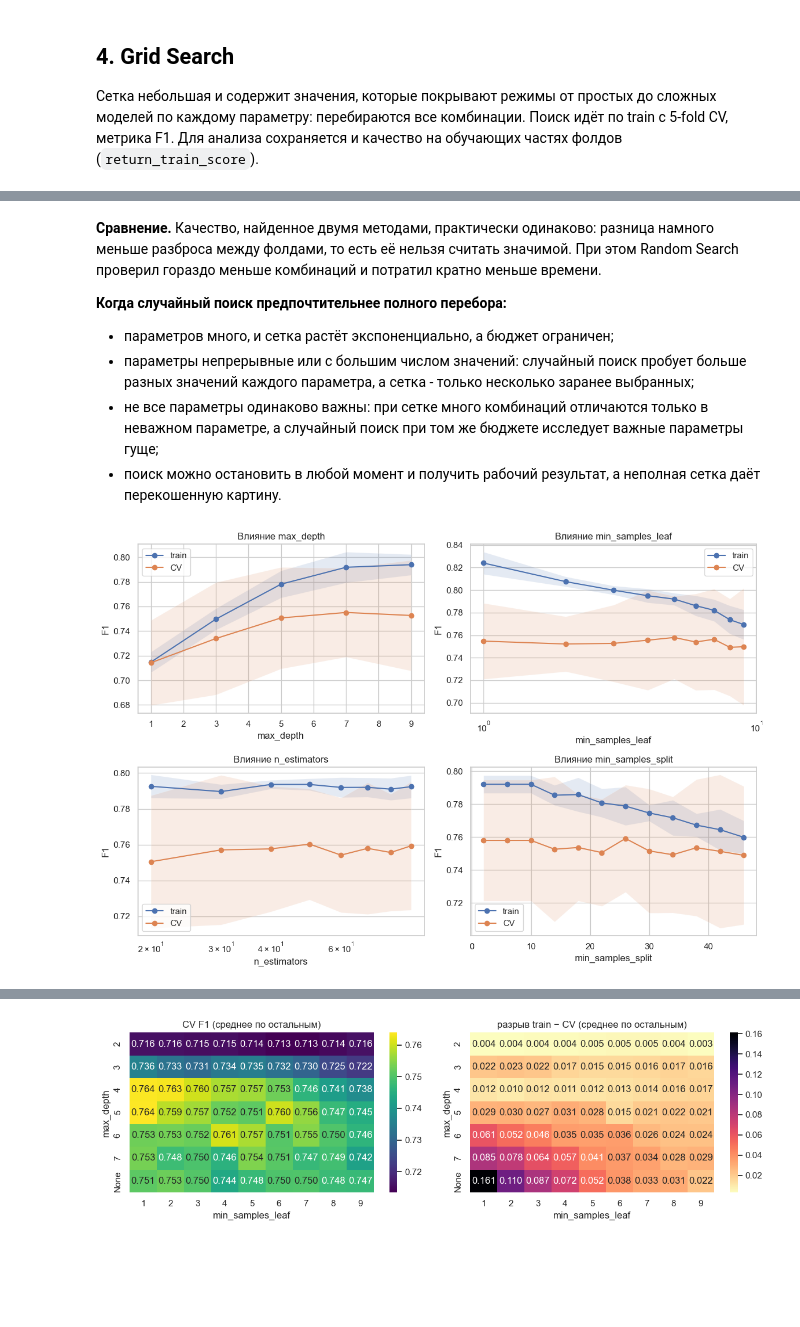
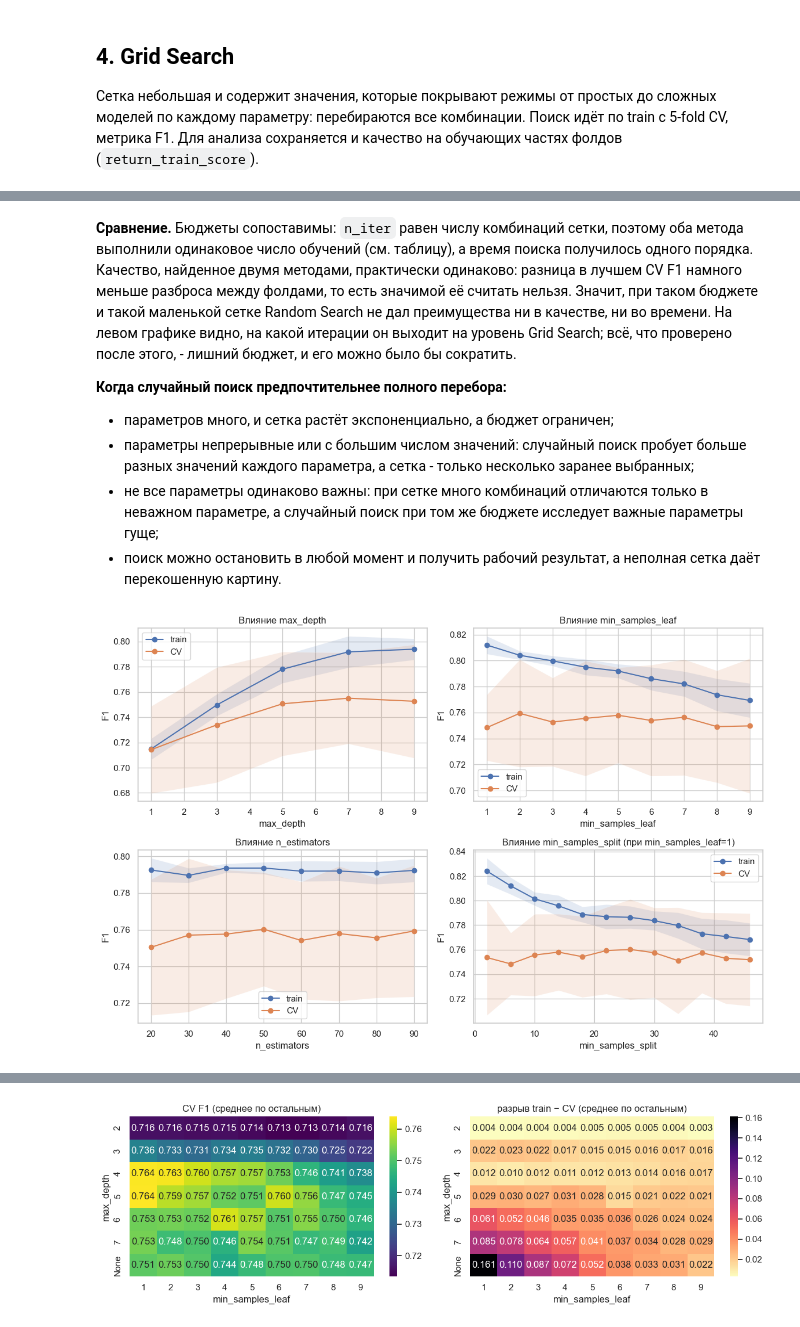
Before and after one commit to dalginichev1/ml_course_mai, a Jupyter notebook: hyperparameters/lab3.ipynb, the cells around one changed output, grey strips where cells are left out. Cells and saved outputs as stored; diff of their text form; code cells hidden in the pictures; blank space fills up the shorter version.

```diff
--- a/hyperparameters/lab3.ipynb
+++ b/hyperparameters/lab3.ipynb
@@ -57,7 +57,7 @@ prep = make_column_transformer(
 
 P = "randomforestclassifier__"
 
-baseline = make_pipeline(prep, RandomForestClassifier(n_estimators=70, max_depth=6, min_samples_leaf=5, min_samples_split=3, random_state=RANDOM_STATE))
+baseline = make_pipeline(prep, RandomForestClassifier(n_estimators=70, max_depth=6, min_samples_leaf=5, min_samples_split=6, random_state=RANDOM_STATE))
 print("Baseline:", dict(n_estimators=70, max_depth=6, min_samples_leaf=5, min_samples_split=6))
 # %% [output]
 Baseline: {'n_estimators': 70, 'max_depth': 6, 'min_samples_leaf': 5, 'min_samples_split': 6}
@@ -104,7 +106,7 @@ param_grid = {
     P + "n_estimators": np.arange(50, 100, 10),
     P + "max_depth": list(np.arange(2, 8, 1)) + [None],
     P + "min_samples_leaf": np.arange(1, 10, 1),
-    P + "min_samples_split": np.arange(1, 10, 1)
+    P + "min_samples_split": np.arange(2, 10, 1)
 }
 n_grid = int(np.prod([len(v) for v in param_grid.values()]))
 print("Комбинаций в сетке:", n_grid, "| обучений модели (с учётом 5 фолдов):", n_grid * 5)
@@ -132,10 +136,10 @@ param_rand = {
     P + "n_estimators": randint(50, 100),
     P + "max_depth": randint(2, 8),
     P + "min_samples_leaf": randint(1, 10),
-    P + "min_samples_split": randint(1, 10)
+    P + "min_samples_split": randint(2, 10)
 }
 
-n_iter = 2800
+n_iter = n_grid
 
 rand_search = RandomizedSearchCV(baseline, param_distributions=param_rand, n_iter=n_iter, cv=cv, scoring="f1", n_jobs=-1, random_state=RANDOM_STATE, return_train_score=True)
 t0 = time.perf_counter()
@@ -202,6 +206,6 @@ for name, s in [("Grid", grid), ("Random", rand_search)]:
 | 4 | 0.768 | 0.037 | 0.792 |
 # %% [markdown]
-**Сравнение.** Качество, найденное двумя методами, практически одинаково: разница намного меньше разброса между фолдами, то есть её нельзя считать значимой. При этом Random Search проверил гораздо меньше комбинаций и потратил кратно меньше времени.
+**Сравнение.** Бюджеты сопоставимы: `n_iter` равен числу комбинаций сетки, поэтому оба метода выполнили одинаковое число обучений (см. таблицу), а время поиска получилось одного порядка. Качество, найденное двумя методами, практически одинаково: разница в лучшем CV F1 намного меньше разброса между фолдами, то есть значимой её считать нельзя. Значит, при таком бюджете и такой маленькой сетке Random Search не дал преимущества ни в качестве, ни во времени. На левом графике видно, на какой итерации он выходит на уровень Grid Search; всё, что проверено после этого, - лишний бюджет, и его можно было бы сократить.
 
 **Когда случайный поиск предпочтительнее полного перебора:**
 - параметров много, и сетка растёт экспоненциально, а бюджет ограничен;
@@ -210,35 +214,32 @@ for name, s in [("Grid", grid), ("Random", rand_search)]:
 - поиск можно остановить в любой момент и получить рабочий результат, а неполная сетка даёт перекошенную картину.
 # %%
 from sklearn.model_selection import validation_curve
-
-curve_base = dict(n_estimators=50, max_depth=1, min_samples_leaf=1, min_samples_split=1)
 
 curves = {
     "max_depth": np.arange(1, 10, 2),
     "min_samples_leaf": np.arange(1, 10, 1),
     "n_estimators": np.arange(20, 100, 10),
-    "min_samples_split": np.arange(1, 10, 1)
+    "min_samples_split": np.arange(2, 50, 4),
 }
+
+# При min_samples_leaf=5 (как в baseline) min_samples_split <= 10 ничего не меняет,
+# поэтому кривую по min_samples_split строим при min_samples_leaf=1.
+split_base = clone(baseline).set_params(**{P + "min_samples_leaf": 1})
 
 fig, axes = plt.subplots(2, 2, figsize=(12, 8))
 for ax, (param, values) in zip(axes.ravel(), curves.items()):
-    est = baseline
-    if param == "min_samples_split":
-        est = clone(baseline).set_params(**{P + "min_samples_leaf": 1})
-        values = np.arange(2, 50, 4)
-    tr, va = validation_curve(estimator=baseline, X=X_train, y=y_train, param_name=P + param,
+    est = split_base if param == "min_samples_split" else baseline
+    tr, va = validation_curve(estimator=est, X=X_train, y=y_train, param_name=P + param,
                               param_range=values, cv=cv, scoring="f1", n_jobs=-1)
     for arr, label in [(tr, "train"), (va, "CV")]:
         ax.plot(values, arr.mean(axis=1), marker="o", label=label)
         ax.fill_between(values, arr.mean(axis=1) - arr.std(axis=1), arr.mean(axis=1) + arr.std(axis=1), alpha=0.15)
     ax.set_xlabel(param)
     ax.set_ylabel("F1")
-    ax.set_title(f"Влияние {param}")
-    if param in ("min_samples_leaf", "n_estimators"):
-        ax.set_xscale("log")
+    ax.set_title(f"Влияние {param}" + (" (при min_samples_leaf=1)" if param == "min_samples_split" else ""))
     ax.legend()
 plt.tight_layout()
 plt.show()
 # %% [output]
-[figure, old version]
+[figure, new version]
 # %% [markdown]
```
Also changed, not shown: parts of 13 cells of this notebook.
